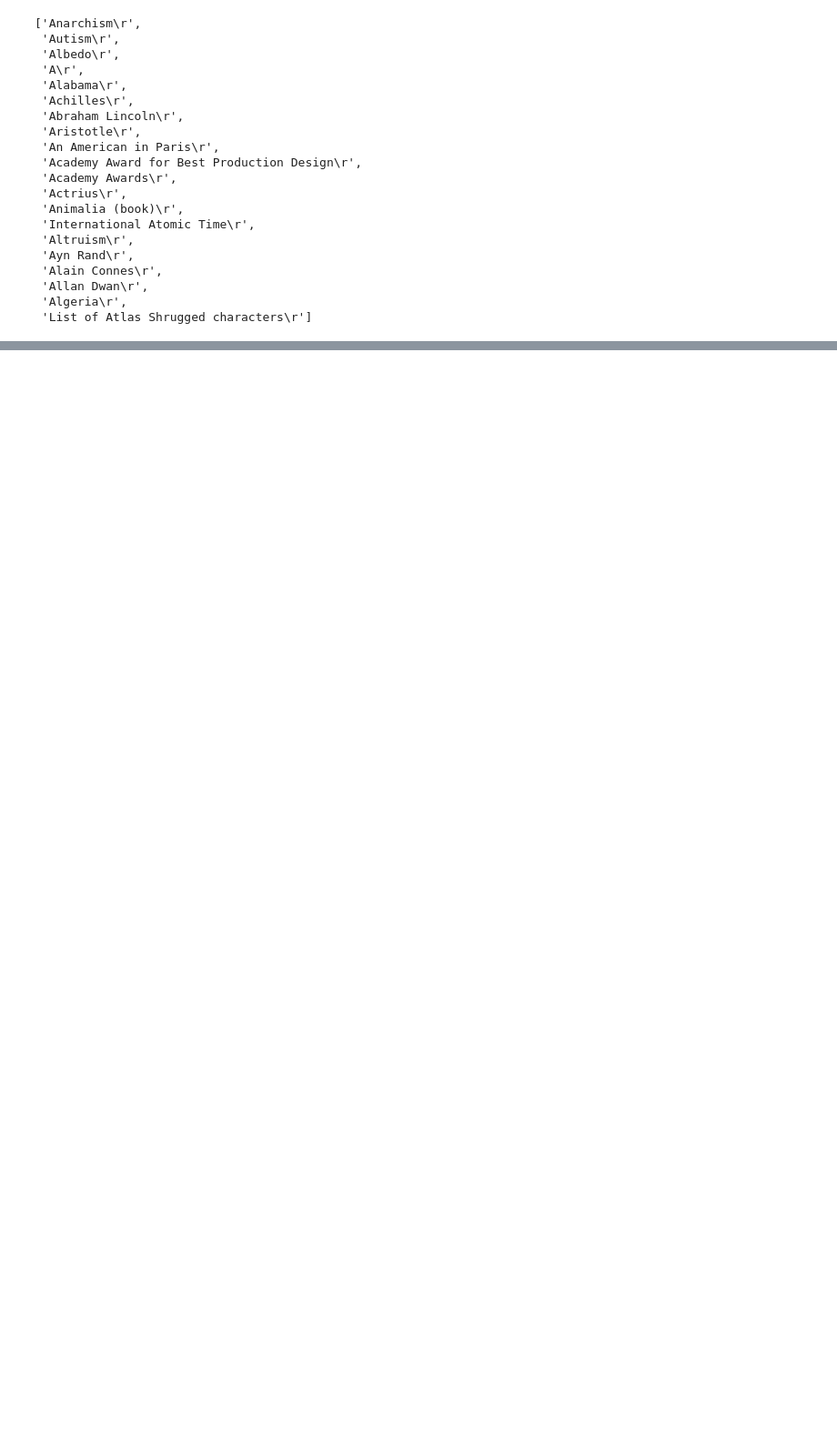
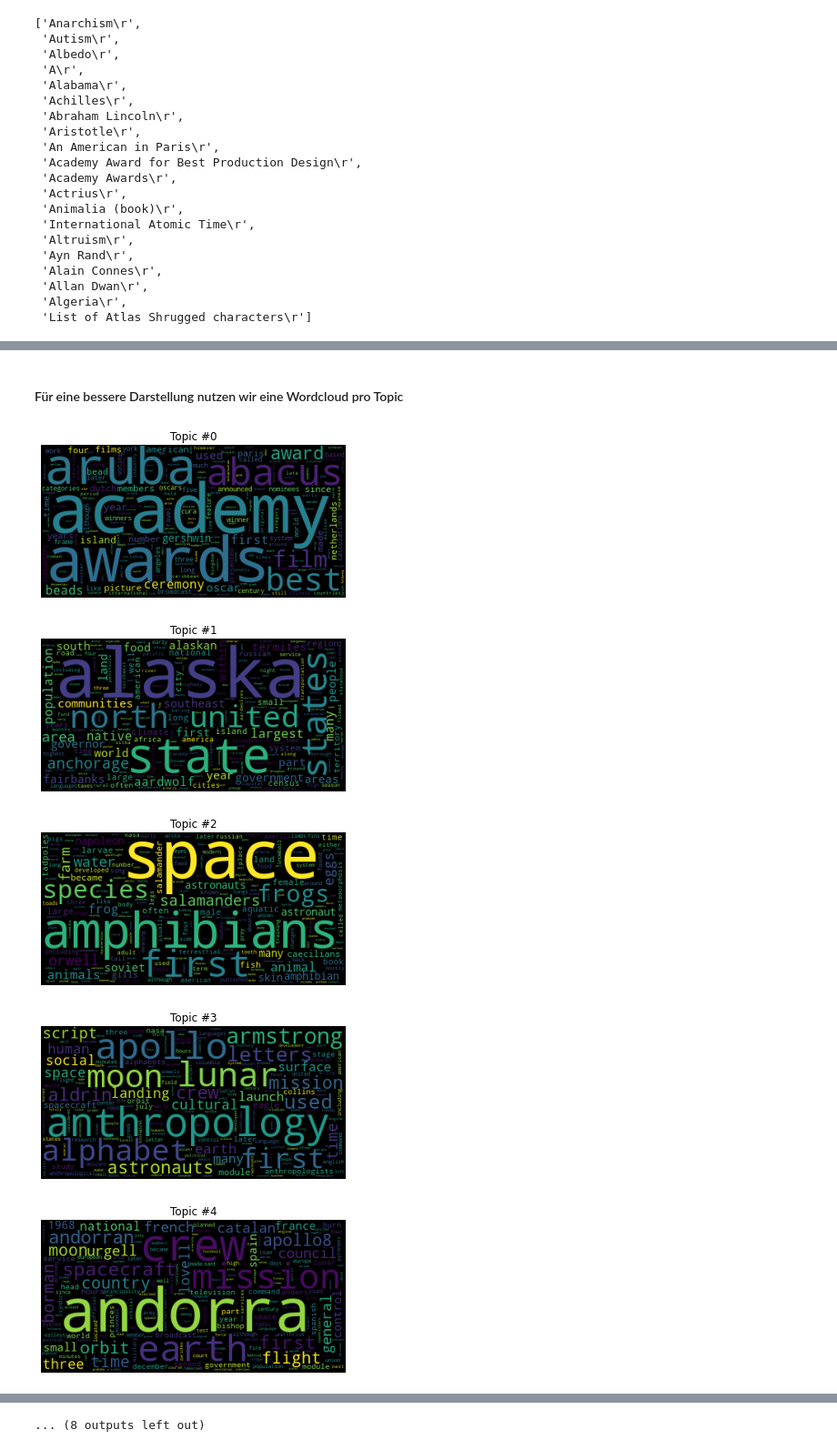
Before and after one commit to beal1020/big-data-wikipedia, a Jupyter notebook: all_In_One.ipynb, the cells around one changed output, grey strips where cells are left out. Shown at 91% size. Cells and saved outputs as stored; diff of their text form; code cells hidden in the pictures; blank space fills up the shorter version.

```diff
--- a/all_In_One.ipynb
+++ b/all_In_One.ipynb
@@ -222,24 +245,27 @@ start = time.time()
 #6. Data Pre-Processing
 data = sc.wholeTextFiles('C:/Users/Alina/Big Data/Wikipedia Exports/all_articles_2mb/*/*')
 pagesRaw = data.flatMap(splitByDoc)
-pagesTitleContent = pagesRaw.map(lambda x: (get_title(x), get_content(x))).filter(lambda x: x[0] != 'error' and x[0] != '')
+pagesTitleContent = pagesRaw.map(lambda x : (get_title(x),get_content(x))).filter(lambda x: x[0] != 'error' and x[0] != '')
 
 #RDD to DataFrame
-dfPagesTitleContent = sqlContext.createDataFrame(pagesTitleContent, ['title', 'content'])
+dfPagesTitleContent = sqlContext.createDataFrame(pagesTitleContent, ['title','content'])
 
 regexTokenizer = RegexTokenizer(inputCol='content', outputCol='list_of_words_raw', pattern='\\W', minTokenLength=4)
+tokenizedWords = regexTokenizer.transform(dfPagesTitleContent)
 
 stopWordsRemover = StopWordsRemover(inputCol='list_of_words_raw', outputCol='list_of_words')
 stopwordsSpark = stopWordsRemover.getStopWords()
 stopwordsSpark.extend(['also'])
 stopWordsRemover.setStopWords(stopwordsSpark)
+cleanedWords = stopWordsRemover.transform(tokenizedWords)
 
-countVectorizer = CountVectorizer(inputCol='list_of_words', outputCol='features')
-
-#7. LDA Model mit PySpark
-lda = LDA(k=20, maxIter=15)
-pipeline = Pipeline(stages=[regexTokenizer, stopWordsRemover, countVectorizer, lda])
-model = pipeline.fit(dfPagesTitleContent)
+#7. LDA Algorithmus mit Gensim Bibliothek
+mappedCleanedWords = cleanedWords.select('list_of_words').rdd.map(lambda x: x[0])
+#7.1 Transform Dokumente in Bag-of-words Vektoren
+dictionary = corpora.Dictionary(mappedCleanedWords.collect())
+corpus = mappedCleanedWords.map(lambda x: dictionary.doc2bow(x)).collect()
+#7.2 Training des LDA-Models
+lda_model = gensim.models.ldamodel.LdaModel(corpus, num_topics=20, id2word = dictionary, passes=15)
 
 #Performancemessung
 end = time.time()
@@ -451,0 +311,17 @@ Durch unsere Messungen konnten wir schlussendlich mehrere Kernpunkte identifizie
+# %% [markdown]
+#### Für eine bessere Darstellung nutzen wir eine Wordcloud pro Topic
+# %%
+import matplotlib.pyplot as plt
+from wordcloud import WordCloud
+for t in range(lda_model.num_topics):
+    plt.figure()
+    plt.imshow(WordCloud().fit_words(dict(lda_model.show_topic(t, 200))))
+    plt.axis("off")
+    plt.title("Topic #" + str(t))
+    plt.show()
+# %% [output]
+[figure, added]
+[figure, added]
+[figure, added]
+[figure, added]
+[figure, added]
@@ -451,0 +335 @@ Durch unsere Messungen konnten wir schlussendlich mehrere Kernpunkte identifizie
+... (8 outputs left out)
```
Also changed, not shown: parts of 25 cells of this notebook.
